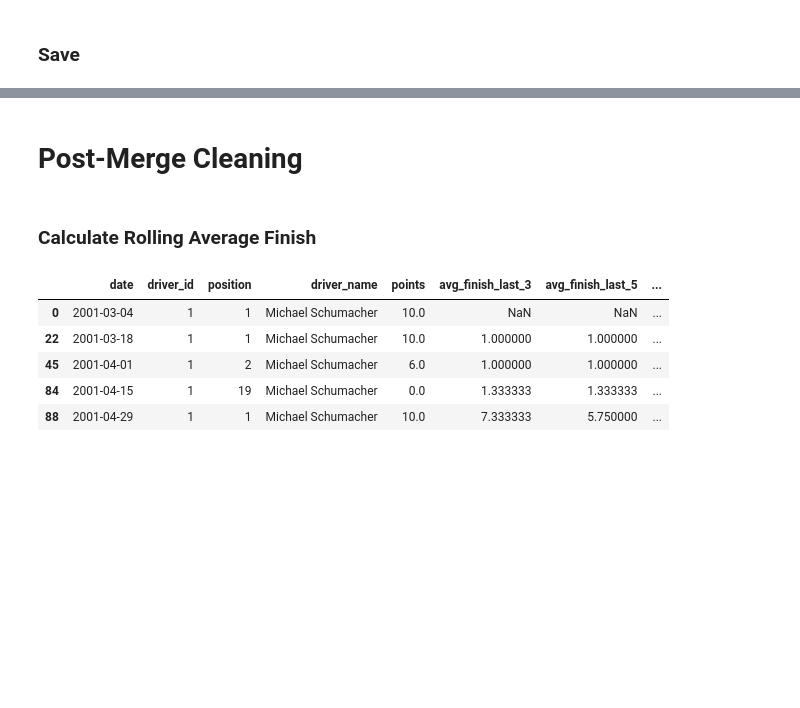
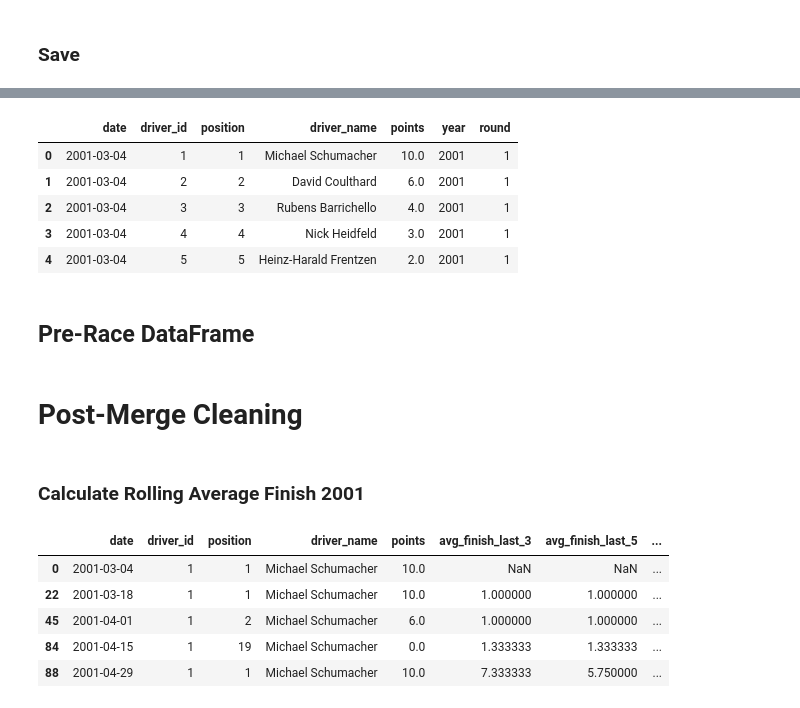
Before and after one commit to JackRWilson/Formula-1-Predictions-Project, a Jupyter notebook: notebooks/data_cleaning.ipynb, the cells around one changed output, grey strips where cells are left out. Saved outputs shown, nothing was run; the diff lists cells and outputs as text; code cells hidden in the pictures; blank space fills up the shorter version.

```diff
--- a/notebooks/data_cleaning.ipynb
+++ b/notebooks/data_cleaning.ipynb
@@ -1693,0 +1812,14 @@ locations.to_csv('../data/clean/locations_clean.csv', encoding='utf-8', index=Fa
+# %%
+races_2018 = pd.read_csv('../data/clean/race_results_clean_2018+.csv')
+races_2001 = pd.read_csv('../data/clean/race_results_clean_2001-2017.csv')
+rounds = pd.read_csv('../data/raw/rounds_raw.csv')
+practices = pd.read_csv('../data/clean/practice_results_clean.csv')
+qualifying = pd.read_csv('../data/clean/qualifying_results_clean.csv')
+starting_grid = pd.read_csv('../data/clean/starting_grid_clean.csv')
+pit_stops = pd.read_csv('../data/clean/pit_stops_clean.csv')
+laps = pd.read_csv('../data/clean/laps_clean.csv')
+weather_fp3 = pd.read_csv('../data/clean/weather_fp3_clean.csv')
+weather_qualifying = pd.read_csv('../data/clean/weather_qualifying_clean.csv')
+flags = pd.read_csv('../data/clean/flags_clean.csv')
+circuits = pd.read_csv('../data/clean/circuits_clean.csv')
+locations = pd.read_csv('../data/clean/locations_clean.csv')
@@ -1694,7 +1909,18 @@ locations.to_csv('../data/clean/locations_clean.csv', encoding='utf-8', index=Fa
+# %%
+races_2001.head()
+# %% [output]
+|  | date | driver_id | position | driver_name | points | year | round |
+| 0 | 2001-03-04 | 1 | 1 | Michael Schumacher | 10.0 | 2001 | 1 |
+| 1 | 2001-03-04 | 2 | 2 | David Coulthard | 6.0 | 2001 | 1 |
+| 2 | 2001-03-04 | 3 | 3 | Rubens Barrichello | 4.0 | 2001 | 1 |
+| 3 | 2001-03-04 | 4 | 4 | Nick Heidfeld | 3.0 | 2001 | 1 |
+| 4 | 2001-03-04 | 5 | 5 | Heinz-Harald Frentzen | 2.0 | 2001 | 1 |
+# %% [markdown]
+## Pre-Race DataFrame
 # %% [markdown]
 # Post-Merge Cleaning
 # %% [markdown]
-### Calculate Rolling Average Finish
+### Calculate Rolling Average Finish 2001
 # %%
 # Define rolling windows
 windows = [3, 5, 10]
```
Also changed, not shown: parts of 16 cells of this notebook, 1 other file.
